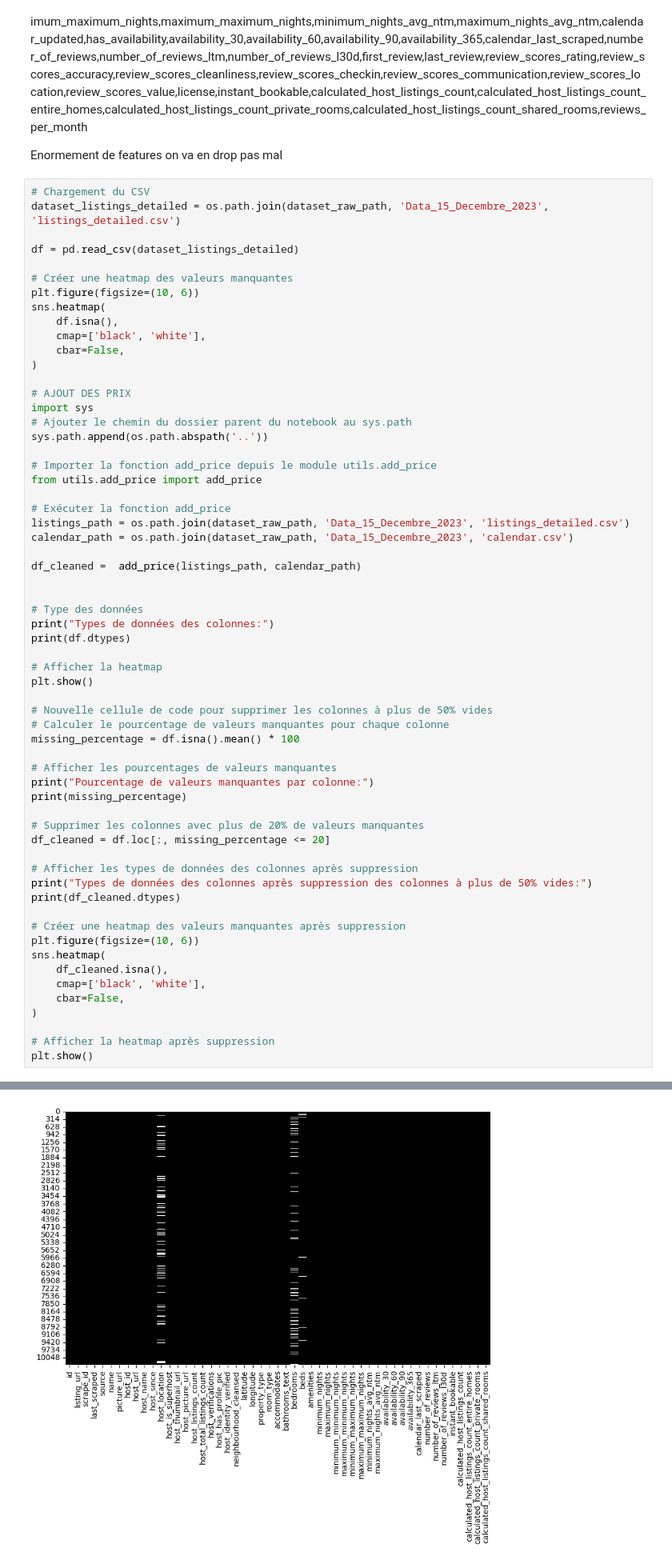
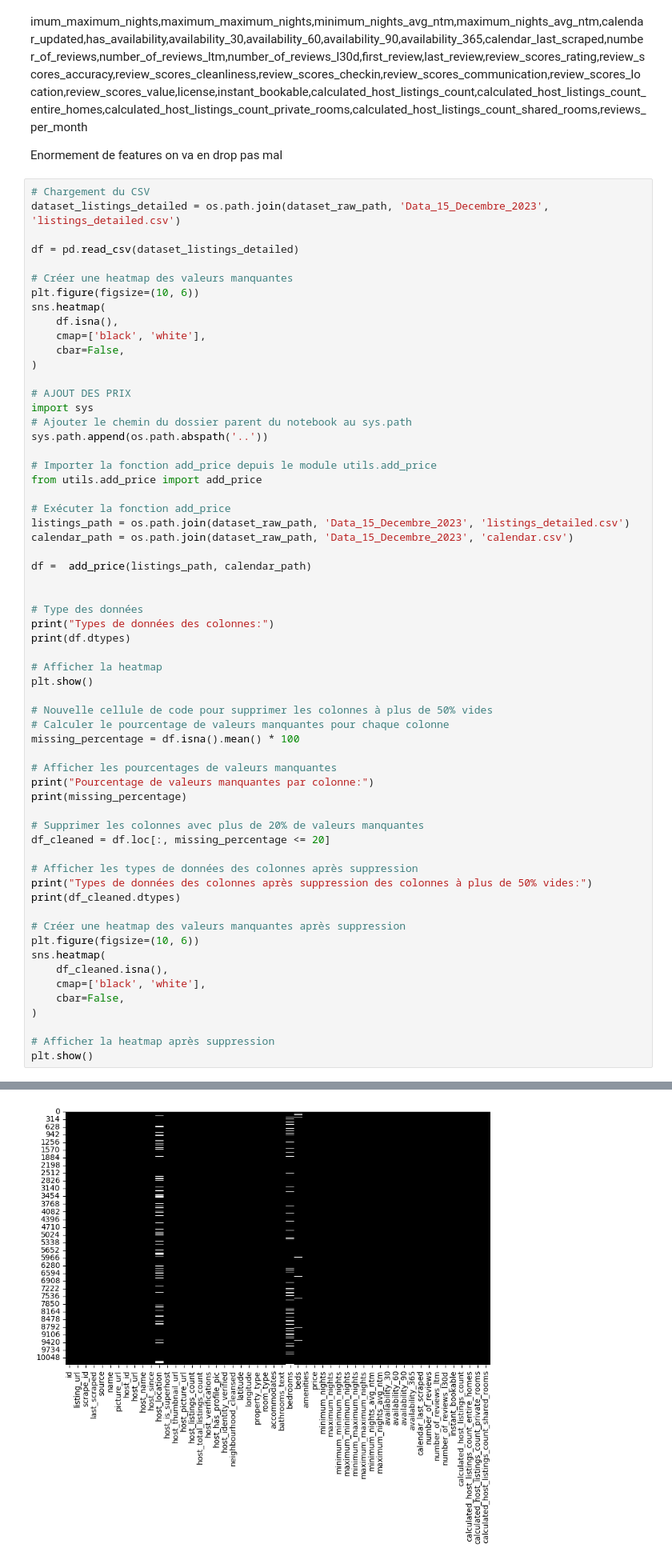
Before and after one commit to AlexandreOuenadio/datathon-2024, a Jupyter notebook: Notebooks/datathon_cleaning_data.ipynb, the cells around one changed output, grey strips where cells are left out. Shown at 80% size. Drawn from its saved outputs; the diff is of its cells as text.

```diff
--- a/Notebooks/datathon_cleaning_data.ipynb
+++ b/Notebooks/datathon_cleaning_data.ipynb
@@ -138,7 +138,7 @@ from utils.add_price import add_price
 listings_path = os.path.join(dataset_raw_path, 'Data_15_Decembre_2023', 'listings_detailed.csv')
 calendar_path = os.path.join(dataset_raw_path, 'Data_15_Decembre_2023', 'calendar.csv')
 
-df_cleaned =  add_price(listings_path, calendar_path)
+df =  add_price(listings_path, calendar_path)
 
 
 # Type des données
@@ -206,8 +206,8 @@ reviews_per_month                               20.888588
 calculated_host_listings_count_entire_homes       int64
 calculated_host_listings_count_private_rooms      int64
 calculated_host_listings_count_shared_rooms       int64
 dtype: object
-[figure, old version]
+[figure, new version]
 # %%
 # Nous avons
 # Imprimer les features restantes
```
Also changed, not shown: parts of 10 cells of this notebook, 1 other file.
